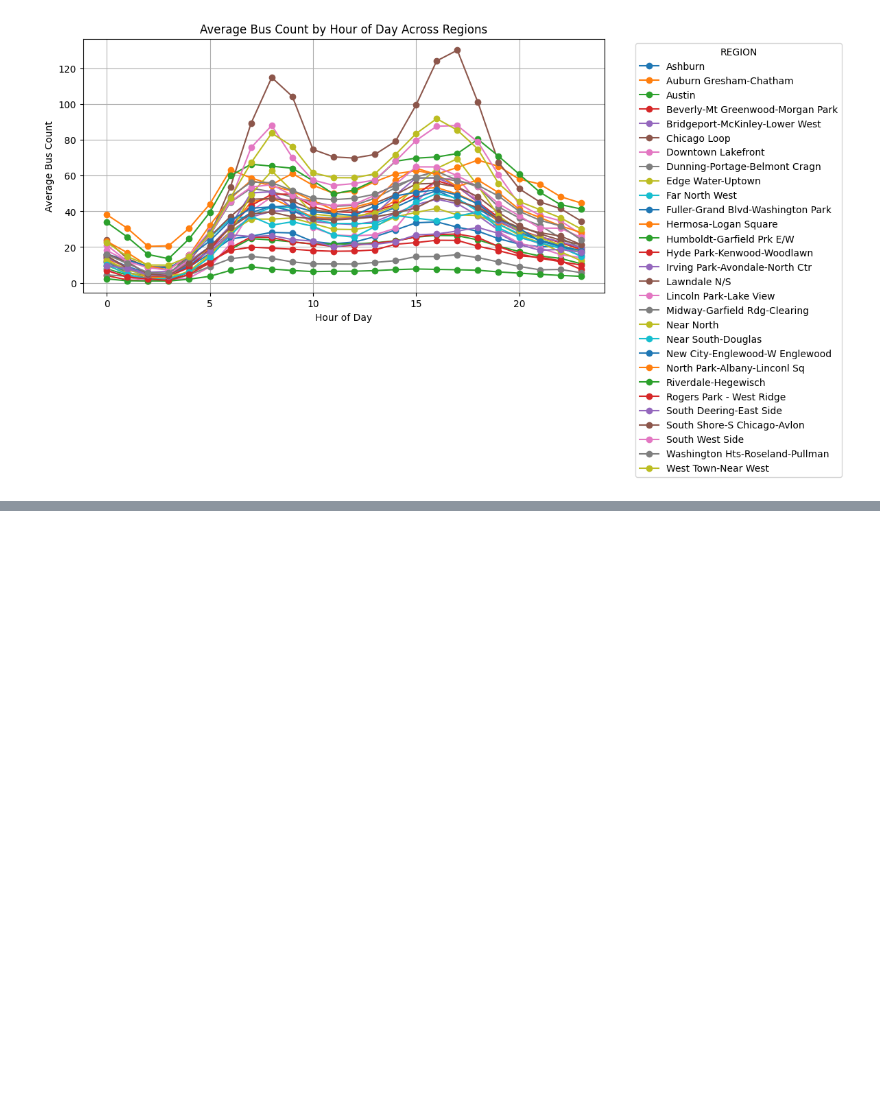
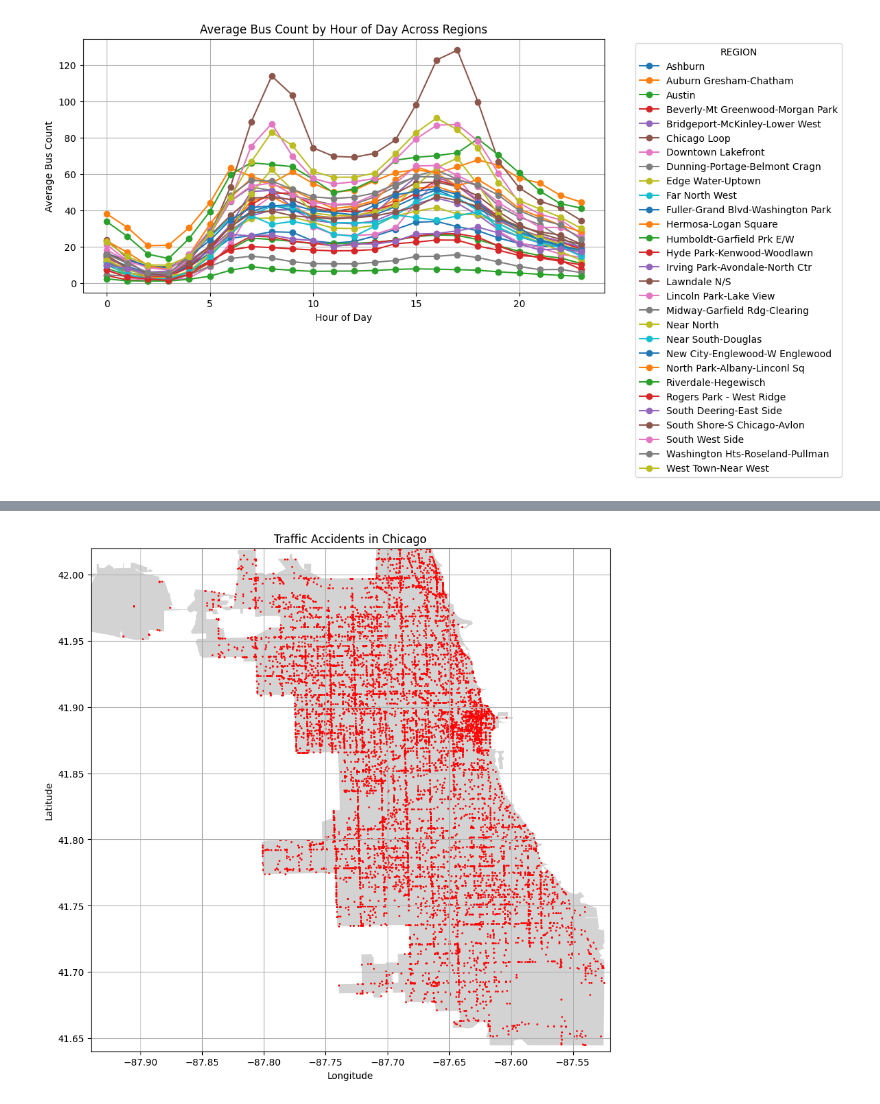
Before and after one commit to charliew2620/Chicago-Traffic-Tracker-and-Traffic-Crashes-Analysis, a Jupyter notebook: Chicago_Traffic_Tracker_and_Traffic_Crashes_Analysis.ipynb, the cells around one changed output, grey strips where cells are left out. Cells and saved outputs as stored; diff of their text form; code cells hidden in the pictures; blank space fills up the shorter version.

```diff
--- a/Chicago_Traffic_Tracker_and_Traffic_Crashes_Analysis.ipynb
+++ b/Chicago_Traffic_Tracker_and_Traffic_Crashes_Analysis.ipynb
@@ -333,0 +337,32 @@ plt.show()
+# %%
+gdf = gpd.GeoDataFrame(
+    crashes_data,
+    geometry=gpd.points_from_xy(crashes_data.longitude, crashes_data.latitude)
+)
+
+# Set the coordinate reference system to latitude/longitude
+gdf.crs = {'init': 'epsg:4326'}
+
+# Load a map of Chicago as a GeoDataFrame
+chicago_map = gpd.read_file('path_to_chicago_shapefile.shp')
+
+# Plot the map
+fig, ax = plt.subplots(figsize=(10, 10))
+chicago_map.plot(ax=ax, color='lightgrey')
+
+# Plot the accidents
+gdf.plot(ax=ax, markersize=1, color='red')
+
+# Zoom in to the city limits
+ax.set_xlim([-87.94, -87.52])
+ax.set_ylim([41.64, 42.02])
+
+# Add grid, title, and labels
+ax.grid(True)
+ax.set_title('Traffic Accidents in Chicago')
+ax.set_xlabel('Longitude')
+ax.set_ylabel('Latitude')
+
+plt.show()
+# %% [output]
+[figure, added]
```
Also changed, not shown: parts of 11 cells of this notebook.
